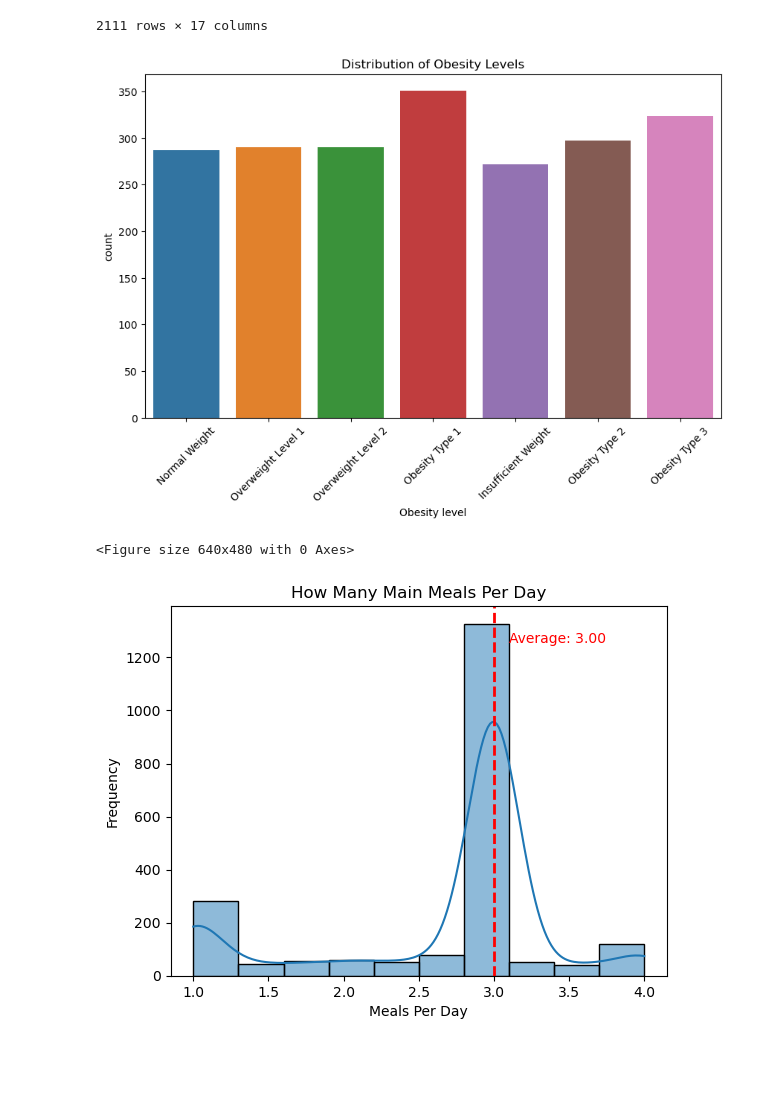
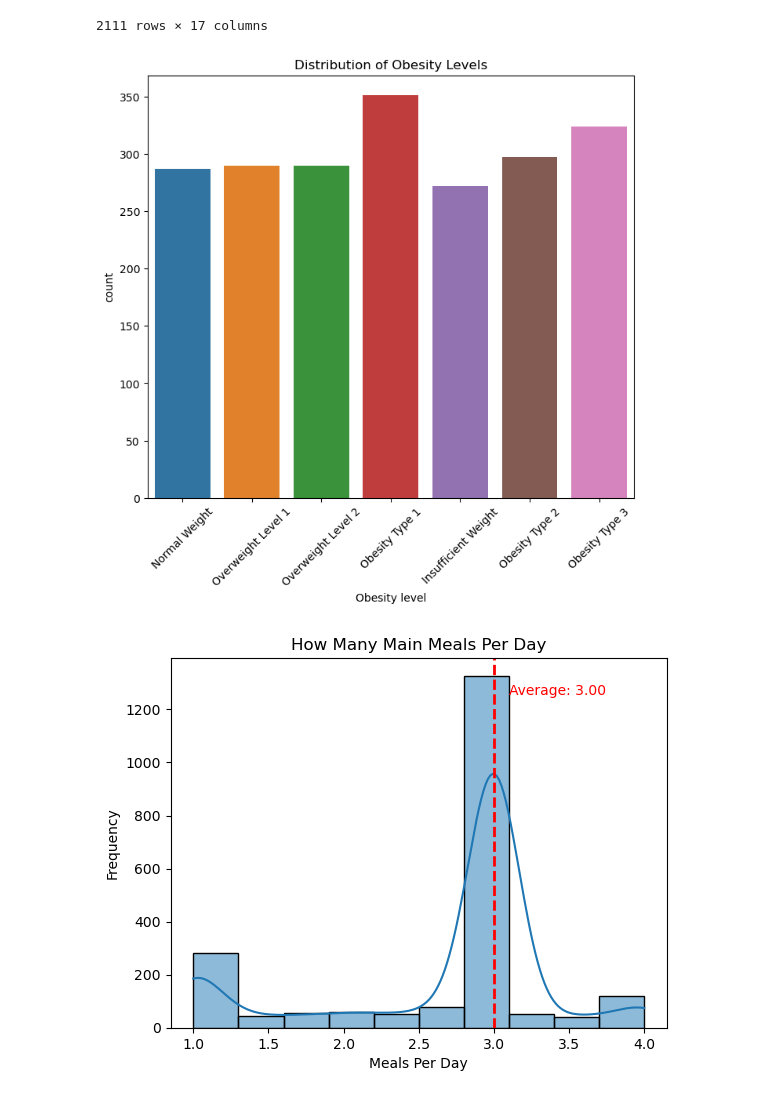
Before and after one commit to Sueraaa/proj-4-grp-1, a Jupyter notebook: Obesity_Data_Sunera.ipynb, the cells around one changed output. Saved outputs shown, nothing was run; the diff lists cells and outputs as text; code cells hidden in the pictures; blank space fills up the shorter version.

```diff
--- a/Obesity_Data_Sunera.ipynb
+++ b/Obesity_Data_Sunera.ipynb
@@ -555,15 +547,14 @@ obesity_data
 2111 rows × 17 columns
 # %%
 # Bar Plot of Obesity Levels
-plt.figure(figsize=(10, 6))
+plt.figure(figsize=(8, 7))
 sns.countplot(data=obesity_data, x='Obesity level')
 plt.title('Distribution of Obesity Levels')
 plt.xticks(rotation=45)
+plt.savefig('images/obesity_levels_distribution.png', bbox_inches='tight')
 plt.show()
-plt.savefig('Images/obesity_levels_distribution.png')
 # %% [output]
-[figure, old version]
+[figure, new version]
-<Figure size 640x480 with 0 Axes>
 # %%
 # Calculate the average number of main meals per day
 average_meals_per_day = round(obesity_data['How many main meals per day'].mean())
```
Also changed, not shown: parts of 7 cells of this notebook, 4 other files.
